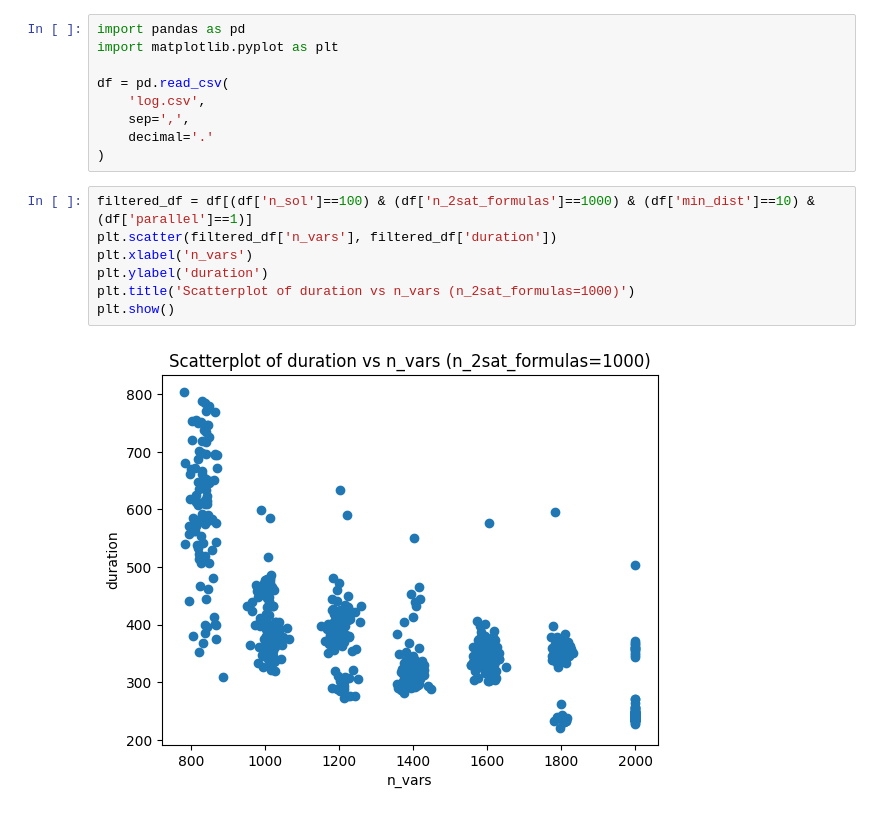
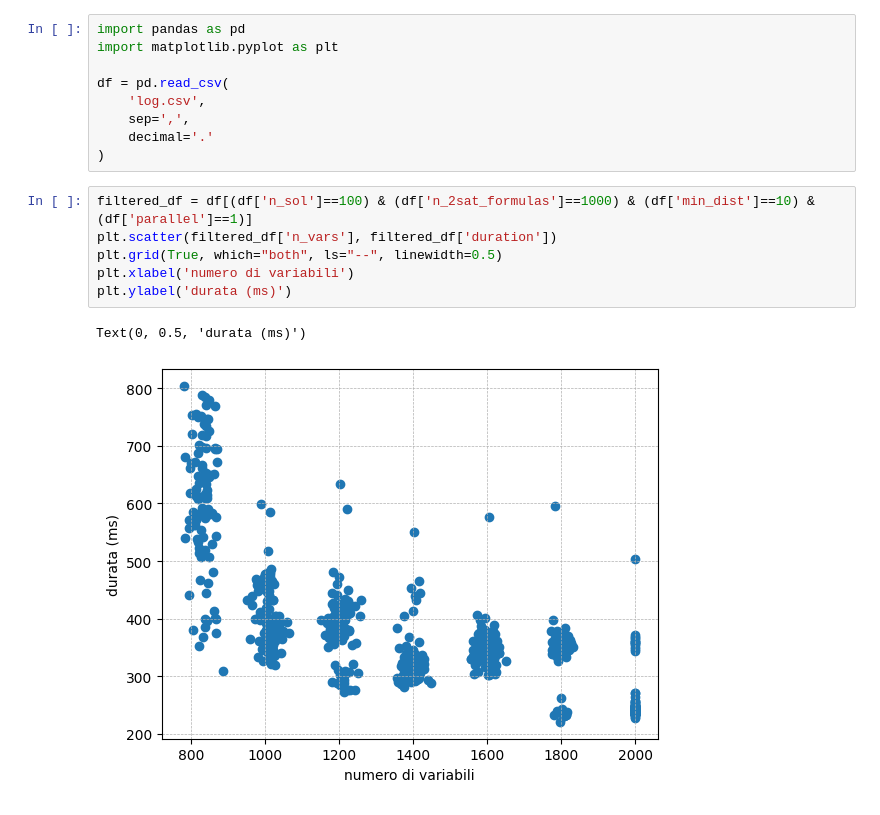
Before and after one commit to TheNewPing/2SATsolver, a Jupyter notebook: bench_graphs.ipynb, the cells around one changed output. Saved outputs shown, nothing was run; the diff lists cells and outputs as text.

```diff
--- a/bench_graphs.ipynb
+++ b/bench_graphs.ipynb
@@ -10,11 +10,11 @@ df = pd.read_csv(
 # %%
 filtered_df = df[(df['n_sol']==100) & (df['n_2sat_formulas']==1000) & (df['min_dist']==10) & (df['parallel']==1)]
 plt.scatter(filtered_df['n_vars'], filtered_df['duration'])
-plt.xlabel('n_vars')
-plt.ylabel('duration')
-plt.title('Scatterplot of duration vs n_vars (n_2sat_formulas=1000)')
-plt.show()
+plt.grid(True, which="both", ls="--", linewidth=0.5)
+plt.xlabel('numero di variabili')
+plt.ylabel('durata (ms)')
 # %% [output]
+Text(0, 0.5, 'durata (ms)')
-[figure, old version]
+[figure, new version]
 # %%
 plt.figure(figsize=(10, 6))
```
Also changed, not shown: parts of 8 cells of this notebook, 3 other files.
